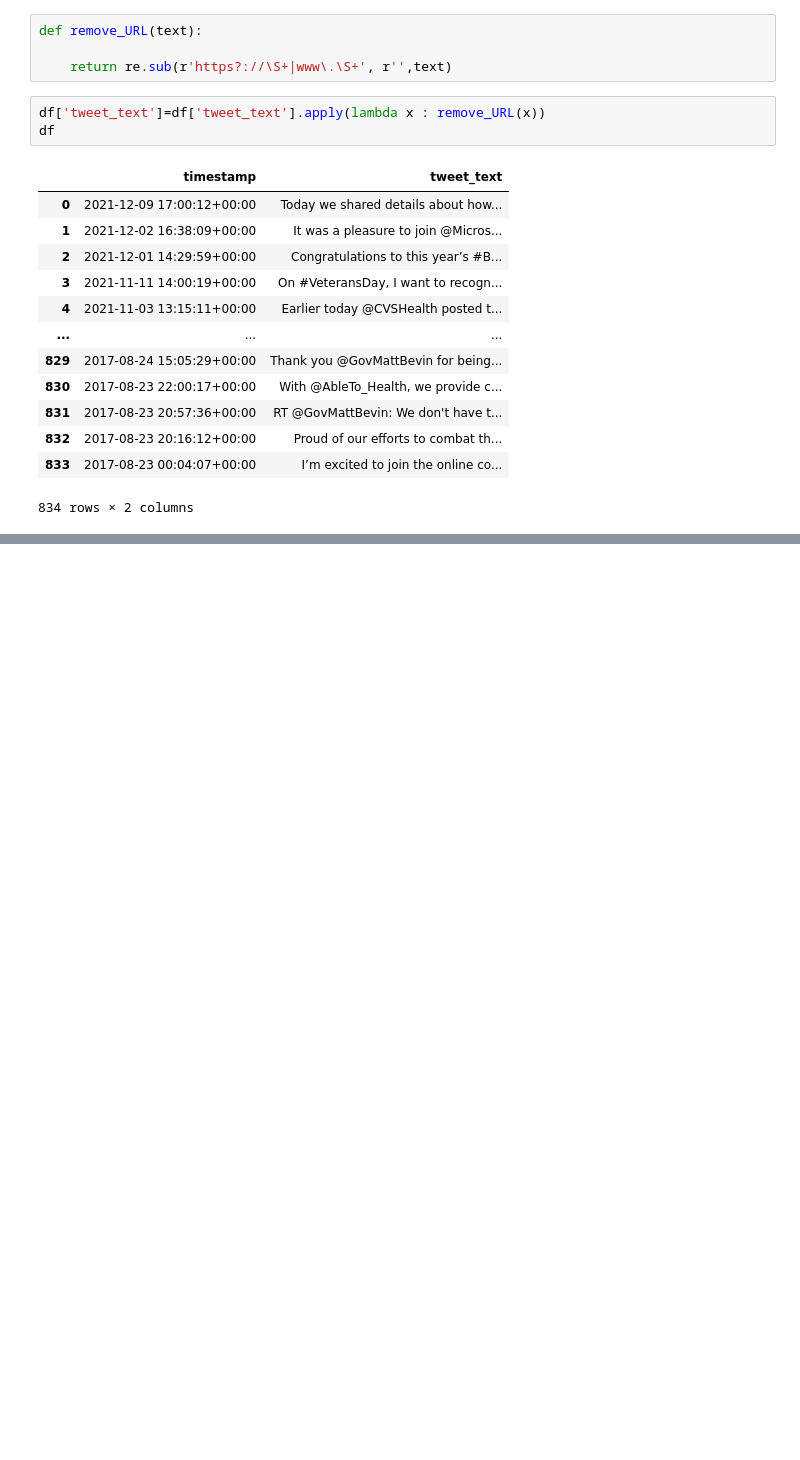
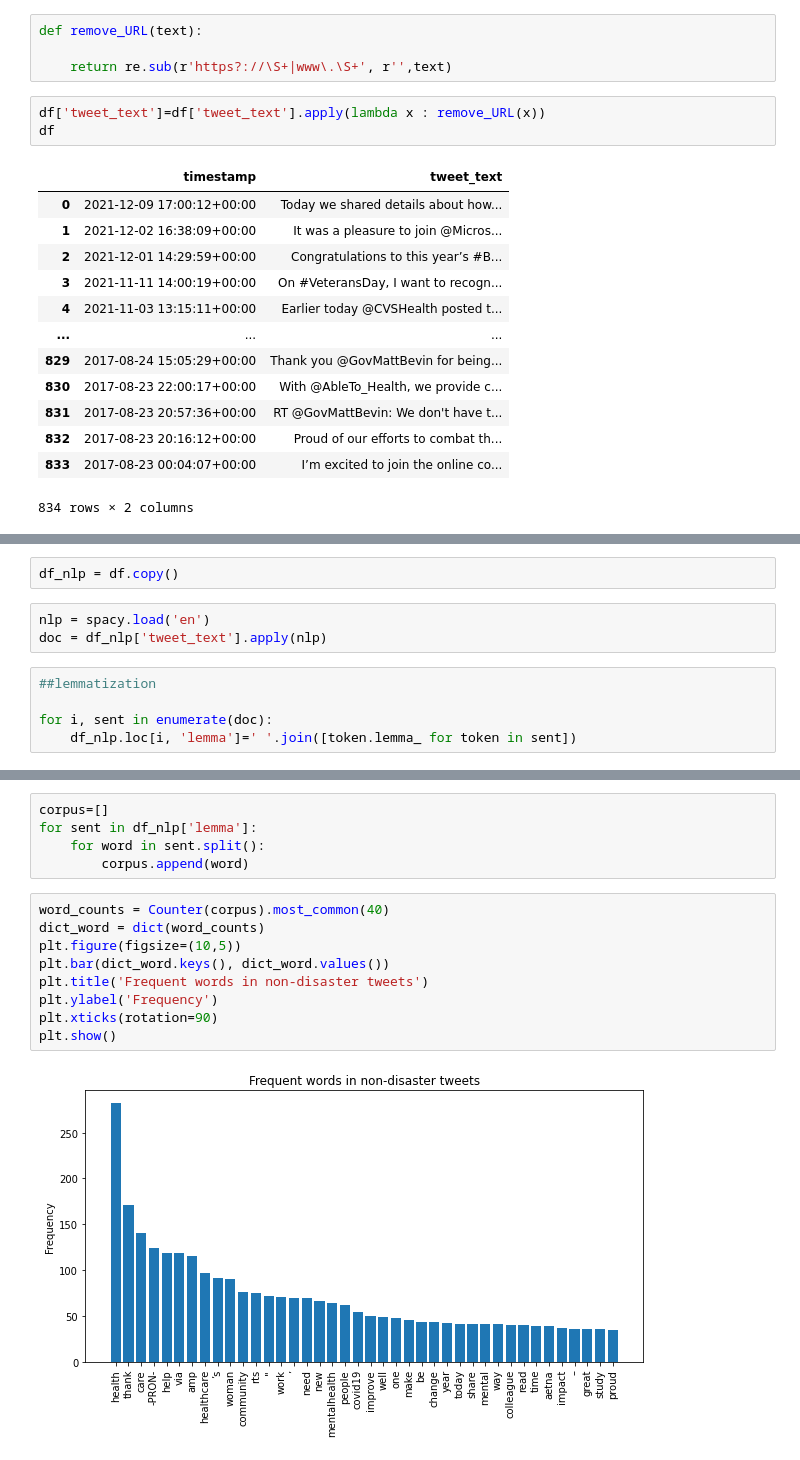
Before and after one commit to canantu/Data_Analytics_Portfolio, a Jupyter notebook: Tweet_Data_Analysis.ipynb, the cells around one changed output, grey strips where cells are left out. Drawn from its saved outputs; the diff is of its cells as text; blank space fills up the shorter version.

```diff
--- a/Tweet_Data_Analysis.ipynb
+++ b/Tweet_Data_Analysis.ipynb
@@ -39,0 +167,10 @@ df
+# %%
+df_nlp = df.copy()
+# %%
+nlp = spacy.load('en')
+doc = df_nlp['tweet_text'].apply(nlp)
+# %%
+##lemmatization
+
+for i, sent in enumerate(doc):
+    df_nlp.loc[i, 'lemma']=' '.join([token.lemma_ for token in sent])
@@ -39,0 +193,16 @@ df
+# %%
+corpus=[]
+for sent in df_nlp['lemma']:
+    for word in sent.split():
+        corpus.append(word)
+# %%
+word_counts = Counter(corpus).most_common(40)
+dict_word = dict(word_counts)
+plt.figure(figsize=(10,5))
+plt.bar(dict_word.keys(), dict_word.values())
+plt.title('Frequent words in non-disaster tweets')
+plt.ylabel('Frequency')
+plt.xticks(rotation=90)
+plt.show()
+# %% [output]
+[figure, added]
```
Also changed, not shown: parts of 14 cells of this notebook.
